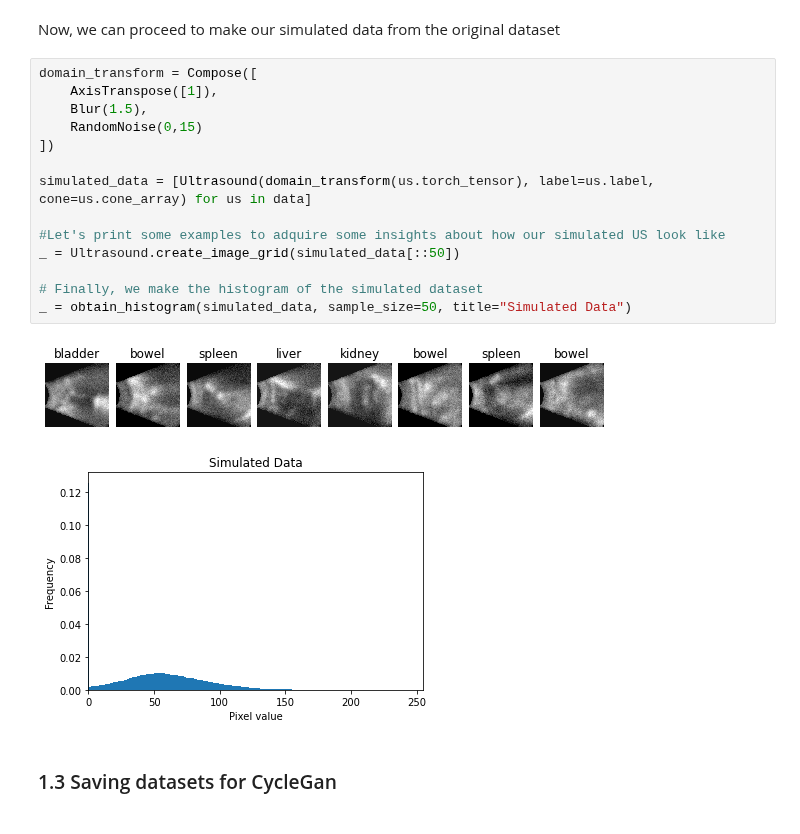
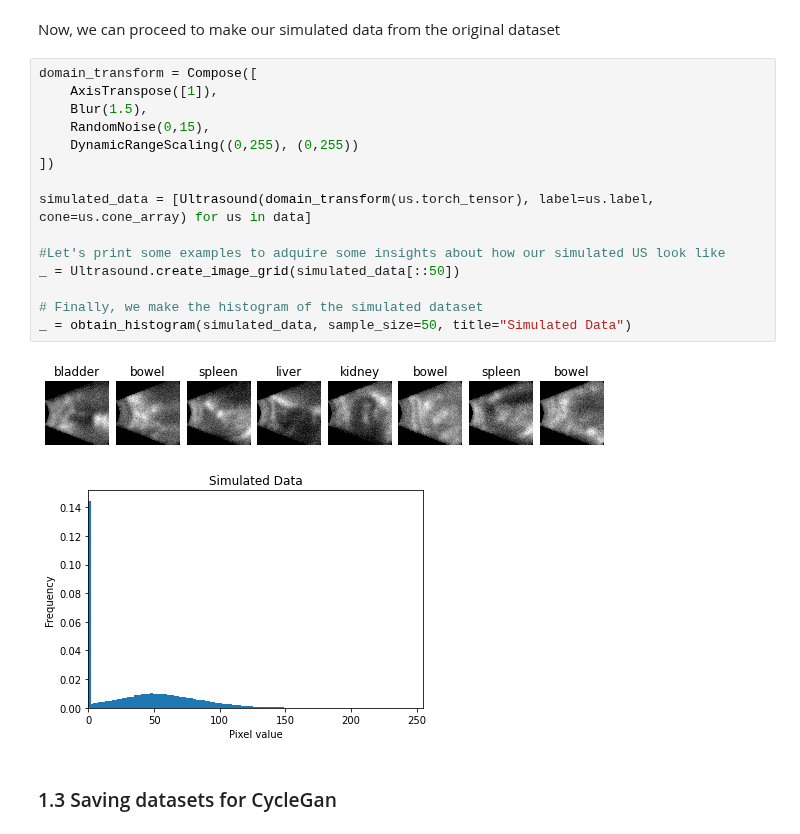
Before and after one commit to Juanki0396/TFG, a Jupyter notebook: IA_Ultrasounds.ipynb, the cells around one changed output. Saved outputs shown, nothing was run; the diff lists cells and outputs as text.

```diff
--- a/IA_Ultrasounds.ipynb
+++ b/IA_Ultrasounds.ipynb
@@ -67,20 +67,21 @@ Now, we can proceed to make our simulated data from the original dataset
 # %%
 domain_transform = Compose([
     AxisTranspose([1]),
     Blur(1.5),
-    RandomNoise(0,15)
+    RandomNoise(0,15),
+    DynamicRangeScaling((0,255), (0,255))
 ])
 
 simulated_data = [Ultrasound(domain_transform(us.torch_tensor), label=us.label, cone=us.cone_array) for us in data]
 
 #Let's print some examples to adquire some insights about how our simulated US look like
 _ = Ultrasound.create_image_grid(simulated_data[::50])
 
 # Finally, we make the histogram of the simulated dataset
 _ = obtain_histogram(simulated_data, sample_size=50, title="Simulated Data")
 # %% [output]
 [figure]
-[figure, old version]
+[figure, new version]
 # %% [markdown]
 ### 1.3 Saving datasets for CycleGan
 # %%
```
Also changed, not shown: parts of 7 cells of this notebook, 1 other file.
